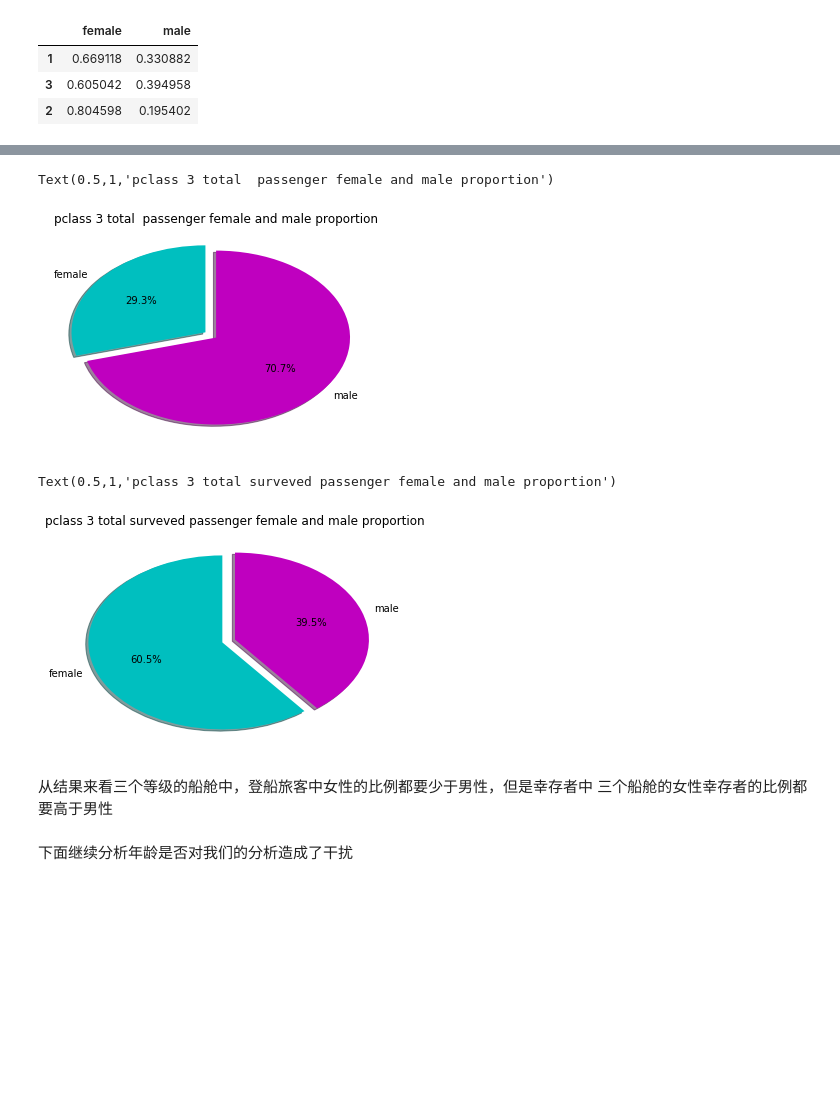
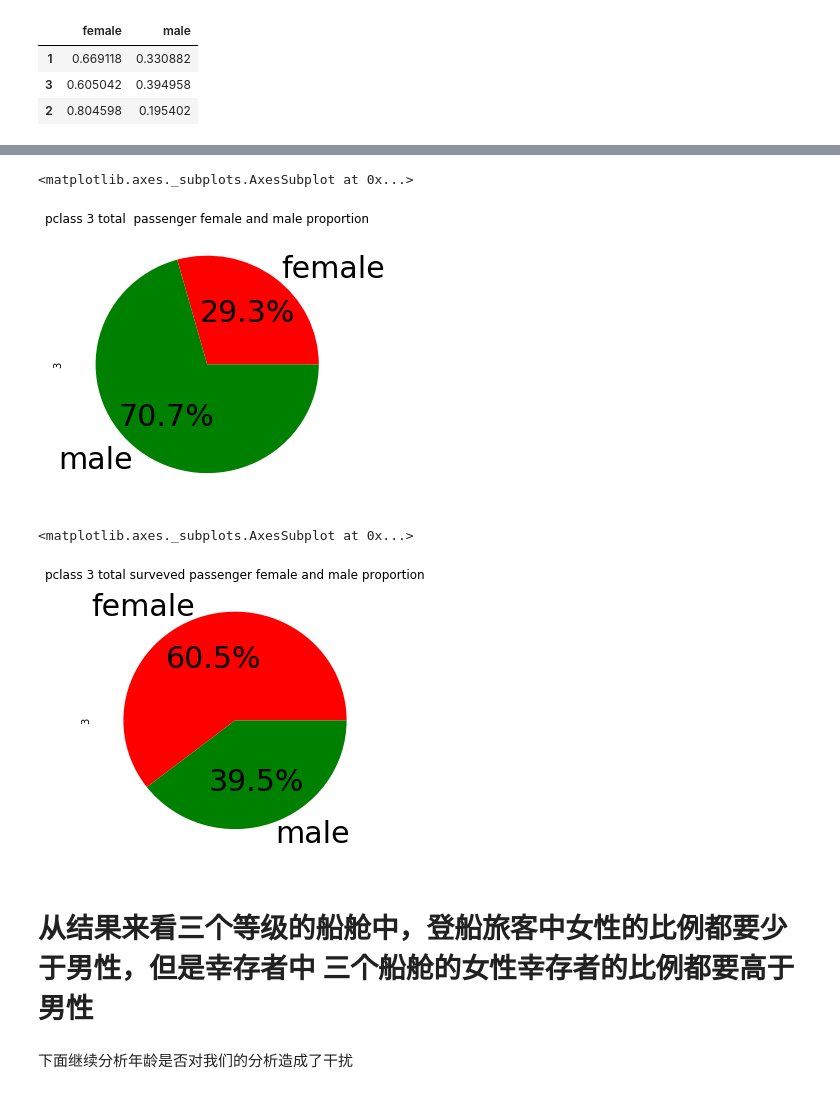
Before and after one commit to dedlous/data_wrangling, a Jupyter notebook: titanic-data_wrangle.ipynb, the cells around one changed output, grey strips where cells are left out. Saved outputs shown, nothing was run; the diff lists cells and outputs as text; code cells hidden in the pictures; blank space fills up the shorter version.

```diff
--- a/titanic-data_wrangle.ipynb
+++ b/titanic-data_wrangle.ipynb
@@ -14,3 +40,5 @@ df_survived=df[df.Survived==1].copy()
+# %%
+df.loc[:,'Age'].fillna(value=(df.loc[:,'Age'].mean()),inplace=True)
 # %% [markdown]
 从表中看，名字，费用，登船地,票号对逃生结果无影响，删除这些列，但保存名字做后续分析
 Cabin 的缺失数据很多，所以也删除
@@ -182,37 +192,23 @@ Text(0.5,1,'pclass 2 total surveved passenger female and male proportion')
 # %%
-slices = list(df_pclass_sex_proportion.loc[3])
-activities = ['female','male']
-cols = ['c','m']
-
-plt.pie(slices,
-labels=activities,
-colors=cols,
-startangle=90,
-shadow= True,
-explode=(0.1,0),
-autopct='%1.1f%%')
-plt.title('pclass 3 total  passenger female and male proportion')
+#
+# 打印出船上pclass 3 中的旅客女性的数量的比例的饼状图
+#
+(df_pclass_sex_proportion.loc[3]).plot.pie(autopct='%1.1f%%',fontsize=30,figsize=(5, 5),colors=['r', 'g'],
+                                           title='pclass 3 total  passenger female and male proportion')
 # %% [output]
-Text(0.5,1,'pclass 3 total  passenger female and male proportion')
+<matplotlib.axes._subplots.AxesSubplot at 0x...>
-[figure, old version]
+[figure, new version]
 # %%
-slices = list(df_surveved_pclass_sex_proportion.loc[3])
-activities = ['female','male']
-cols = ['c','m']
-
-plt.pie(slices,
-labels=activities,
-colors=cols,
-startangle=90,
-shadow= True,
-explode=(0.1,0),
-autopct='%1.1f%%')
-plt.title('pclass 3 total surveved passenger female and male proportion')
+#
+# 打印出幸存者中pclass 3 中的旅客女性的数量的比例的饼状图
+#
+(df_surveved_pclass_sex_proportion.loc[3]).plot.pie(autopct='%1.1f%%',fontsize=30,figsize=(5, 5),colors=['r', 'g'],
+                                           title='pclass 3 total surveved passenger female and male proportion')
 # %% [output]
-Text(0.5,1,'pclass 3 total surveved passenger female and male proportion')
+<matplotlib.axes._subplots.AxesSubplot at 0x...>
-[figure, old version]
+[figure, new version]
 # %% [markdown]
-从结果来看三个等级的船舱中，登船旅客中女性的比例都要少于男性，但是幸存者中 三个船舱的女性幸存者的比例都要高于男性
+# 从结果来看三个等级的船舱中，登船旅客中女性的比例都要少于男性，但是幸存者中 三个船舱的女性幸存者的比例都要高于男性
 # %% [markdown]
 下面继续分析年龄是否对我们的分析造成了干扰
 # %%
```
Also changed, not shown: parts of 36 cells of this notebook, 1 other file.
